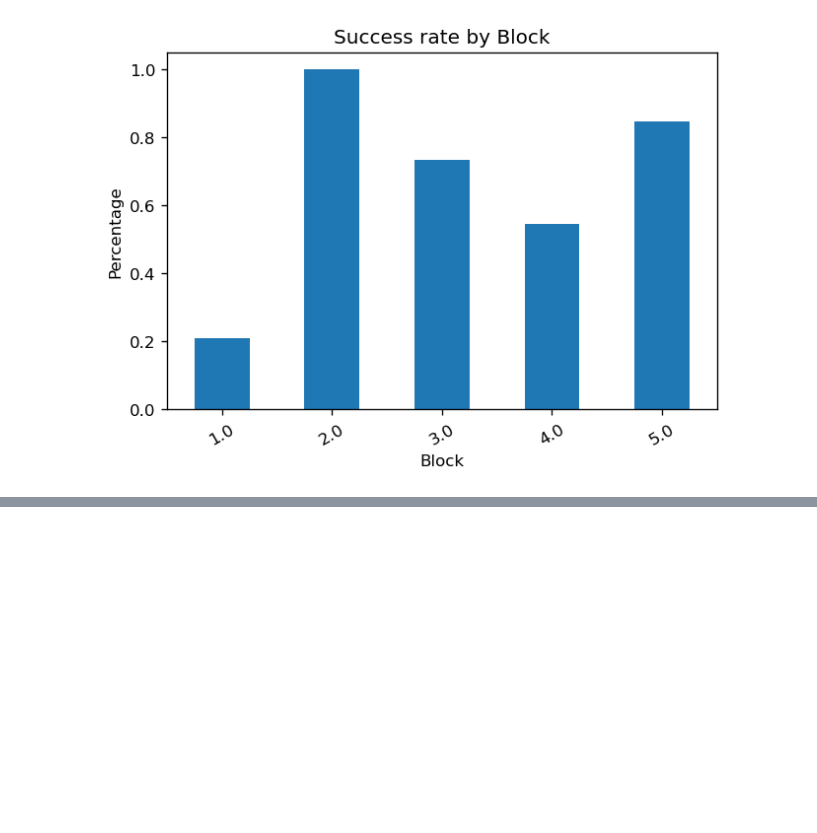
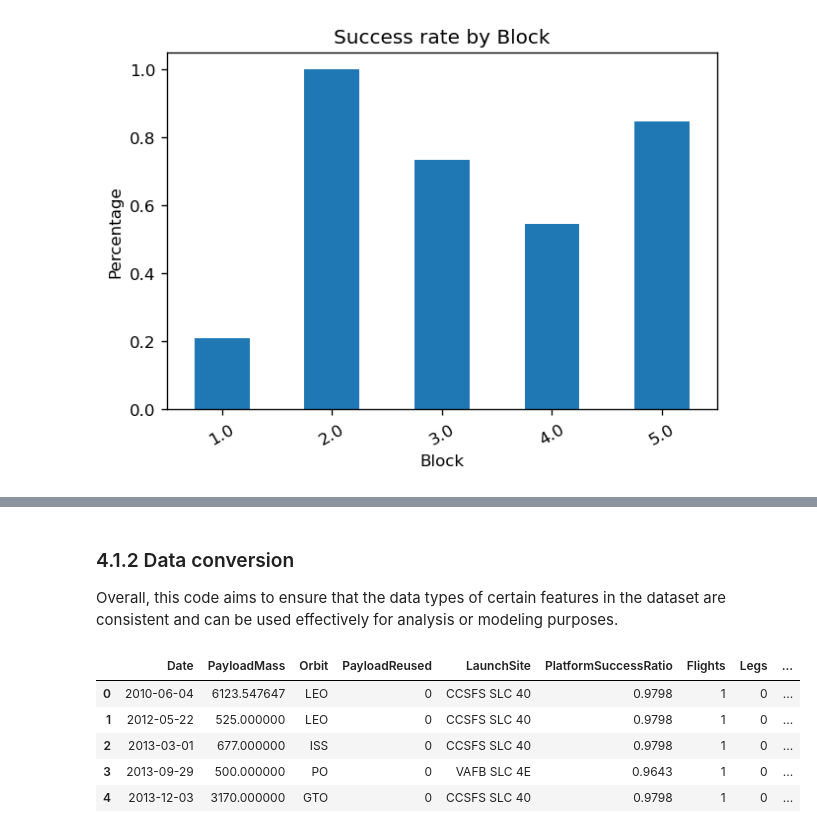
Before and after one commit to Alarchemn/falcon9_ml_analysis, a Jupyter notebook: codes/space_x_full_project.ipynb, the cells around one changed output, grey strips where cells are left out. Cells and saved outputs as stored; diff of their text form; code cells hidden in the pictures; blank space fills up the shorter version.

```diff
--- a/codes/space_x_full_project.ipynb
+++ b/codes/space_x_full_project.ipynb
@@ -888,0 +936,26 @@ plt.show()
+# %% [markdown]
+### 4.1.2 Data conversion
+
+Overall, this code aims to ensure that the data types of certain features in the dataset are consistent and can be used effectively for analysis or modeling purposes.
+# %%
+# List of boolean features in the dataset
+bool_features = ['PayloadReused','Legs','Reused','GridFins']
+# List of features that need to be converted to int32 data type
+dtype_conv_feat = ['Flights','CoreReusedCount','Block','Success']
+
+# Loop through boolean features and convert them to int32 (1 for True, 0 for False)
+for feature in bool_features:
+    falcon9_data[feature] = falcon9_data[feature] * 1
+
+# Loop through features that need to be converted to int32 data type and convert them
+for feature in dtype_conv_feat:
+    falcon9_data[feature] = falcon9_data[feature].astype('int32')
+
+falcon9_data.head()
+# %% [output]
+|  | Date | PayloadMass | Orbit | PayloadReused | LaunchSite | PlatformSuccessRatio | Flights | Legs | ... |
+| 0 | 2010-06-04 | 6123.547647 | LEO | 0 | CCSFS SLC 40 | 0.9798 | 1 | 0 | ... |
+| 1 | 2012-05-22 | 525.000000 | LEO | 0 | CCSFS SLC 40 | 0.9798 | 1 | 0 | ... |
+| 2 | 2013-03-01 | 677.000000 | ISS | 0 | CCSFS SLC 40 | 0.9798 | 1 | 0 | ... |
+| 3 | 2013-09-29 | 500.000000 | PO | 0 | VAFB SLC 4E | 0.9643 | 1 | 0 | ... |
+| 4 | 2013-12-03 | 3170.000000 | GTO | 0 | CCSFS SLC 40 | 0.9798 | 1 | 0 | ... |
```
Also changed, not shown: parts of 12 cells of this notebook, 3 other files.
